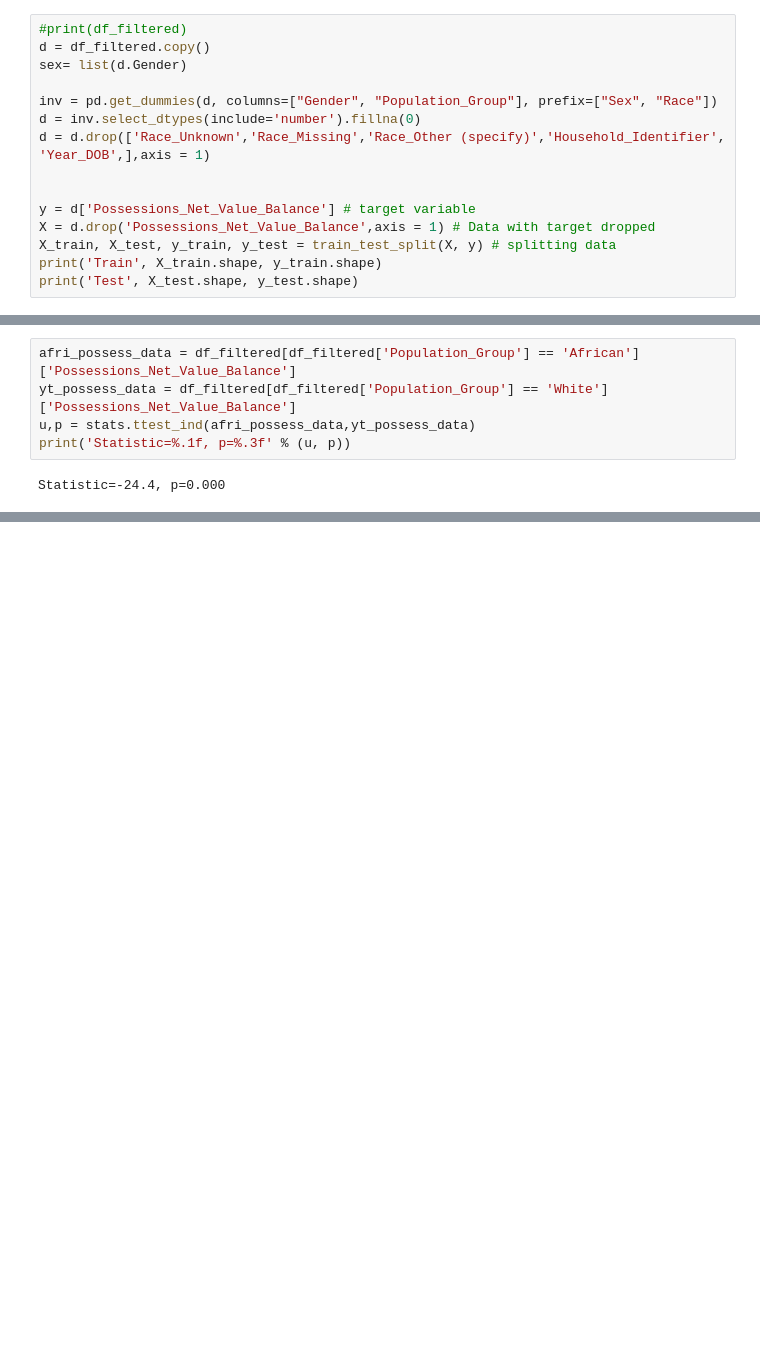
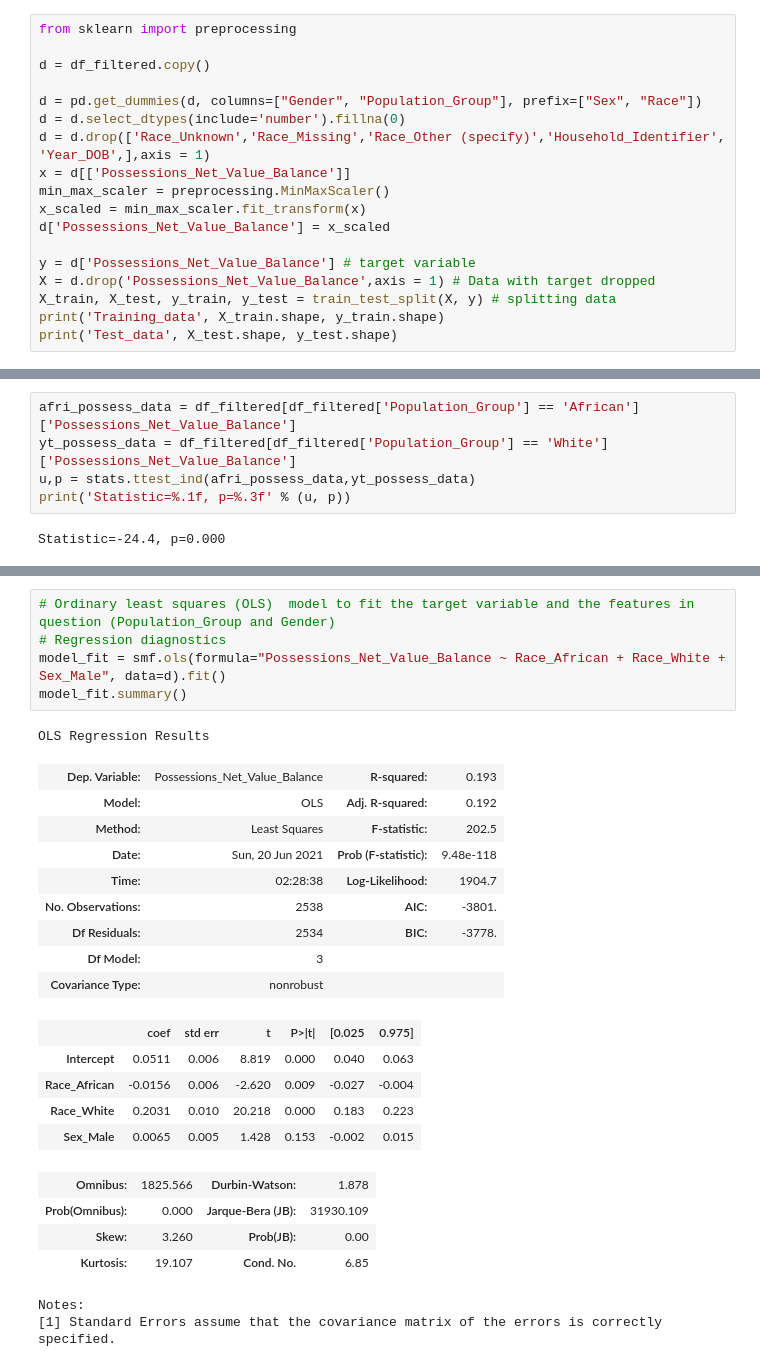
Before and after one commit to DAE-Mini-Project/DEA-Code, a Jupyter notebook: DaeCode.ipynb, the cells around one changed output, grey strips where cells are left out. Saved outputs shown, nothing was run; the diff lists cells and outputs as text; blank space fills up the shorter version.

Commit message:
models implemented

```diff
--- a/DaeCode.ipynb
+++ b/DaeCode.ipynb
@@ -643,18 +630,21 @@ df_filtered = df_filtered[(np.abs(stats.zscore(df_filtered['Possessions_Net_Valu
 # %% [markdown]
 ## Splitting Data
 # %%
-#print(df_filtered)
+from sklearn import preprocessing
+
 d = df_filtered.copy()
-sex= list(d.Gender)
 
-inv = pd.get_dummies(d, columns=["Gender", "Population_Group"], prefix=["Sex", "Race"])
-d = inv.select_dtypes(include='number').fillna(0)
+d = pd.get_dummies(d, columns=["Gender", "Population_Group"], prefix=["Sex", "Race"])
+d = d.select_dtypes(include='number').fillna(0)
 d = d.drop(['Race_Unknown','Race_Missing','Race_Other (specify)','Household_Identifier', 'Year_DOB',],axis = 1)
-
+x = d[['Possessions_Net_Value_Balance']]
+min_max_scaler = preprocessing.MinMaxScaler()
+x_scaled = min_max_scaler.fit_transform(x)
+d['Possessions_Net_Value_Balance'] = x_scaled
 
 y = d['Possessions_Net_Value_Balance'] # target variable
 X = d.drop('Possessions_Net_Value_Balance',axis = 1) # Data with target dropped
 X_train, X_test, y_train, y_test = train_test_split(X, y) # splitting data
-print('Train', X_train.shape, y_train.shape)
-print('Test', X_test.shape, y_test.shape)
+print('Training_data', X_train.shape, y_train.shape)
+print('Test_data', X_test.shape, y_test.shape)
 # %% [output]
@@ -779,0 +804,27 @@ Given the result of a t-test, we find that there are significant differences acr
+# %%
+# Ordinary least squares (OLS)  model to fit the target variable and the features in question (Population_Group and Gender)
+# Regression diagnostics
+model_fit = smf.ols(formula="Possessions_Net_Value_Balance ~ Race_African + Race_White + Sex_Male", data=d).fit()
+model_fit.summary()
+# %% [output]
+OLS Regression Results
+| Dep. Variable: | Possessions_Net_Value_Balance | R-squared: | 0.193 |
+| Model: | OLS | Adj. R-squared: | 0.192 |
+| Method: | Least Squares | F-statistic: | 202.5 |
+| Date: | Sun, 20 Jun 2021 | Prob (F-statistic): | 9.48e-118 |
+| Time: | 02:28:38 | Log-Likelihood: | 1904.7 |
+| No. Observations: | 2538 | AIC: | -3801. |
+| Df Residuals: | 2534 | BIC: | -3778. |
+| Df Model: | 3 |  |  |
+| Covariance Type: | nonrobust |  |  |
+|  | coef | std err | t | P>|t| | [0.025 | 0.975] |
+| Intercept | 0.0511 | 0.006 | 8.819 | 0.000 | 0.040 | 0.063 |
+| Race_African | -0.0156 | 0.006 | -2.620 | 0.009 | -0.027 | -0.004 |
+| Race_White | 0.2031 | 0.010 | 20.218 | 0.000 | 0.183 | 0.223 |
+| Sex_Male | 0.0065 | 0.005 | 1.428 | 0.153 | -0.002 | 0.015 |
+| Omnibus: | 1825.566 | Durbin-Watson: | 1.878 |
+| Prob(Omnibus): | 0.000 | Jarque-Bera (JB): | 31930.109 |
+| Skew: | 3.260 | Prob(JB): | 0.00 |
+| Kurtosis: | 19.107 | Cond. No. | 6.85 |
+Notes:
+[1] Standard Errors assume that the covariance matrix of the errors is correctly specified.
```
Also changed, not shown: parts of 17 cells of this notebook.
